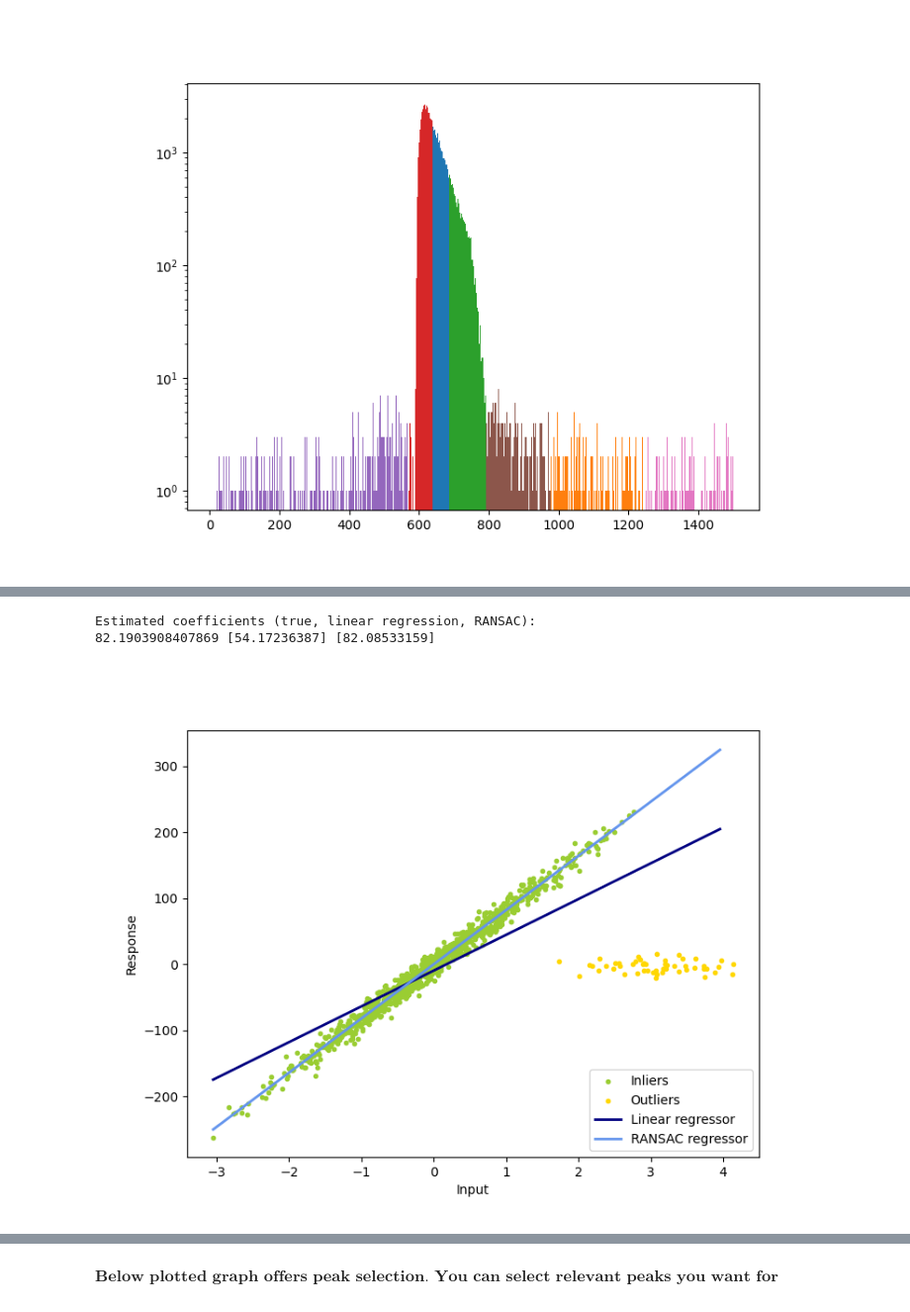
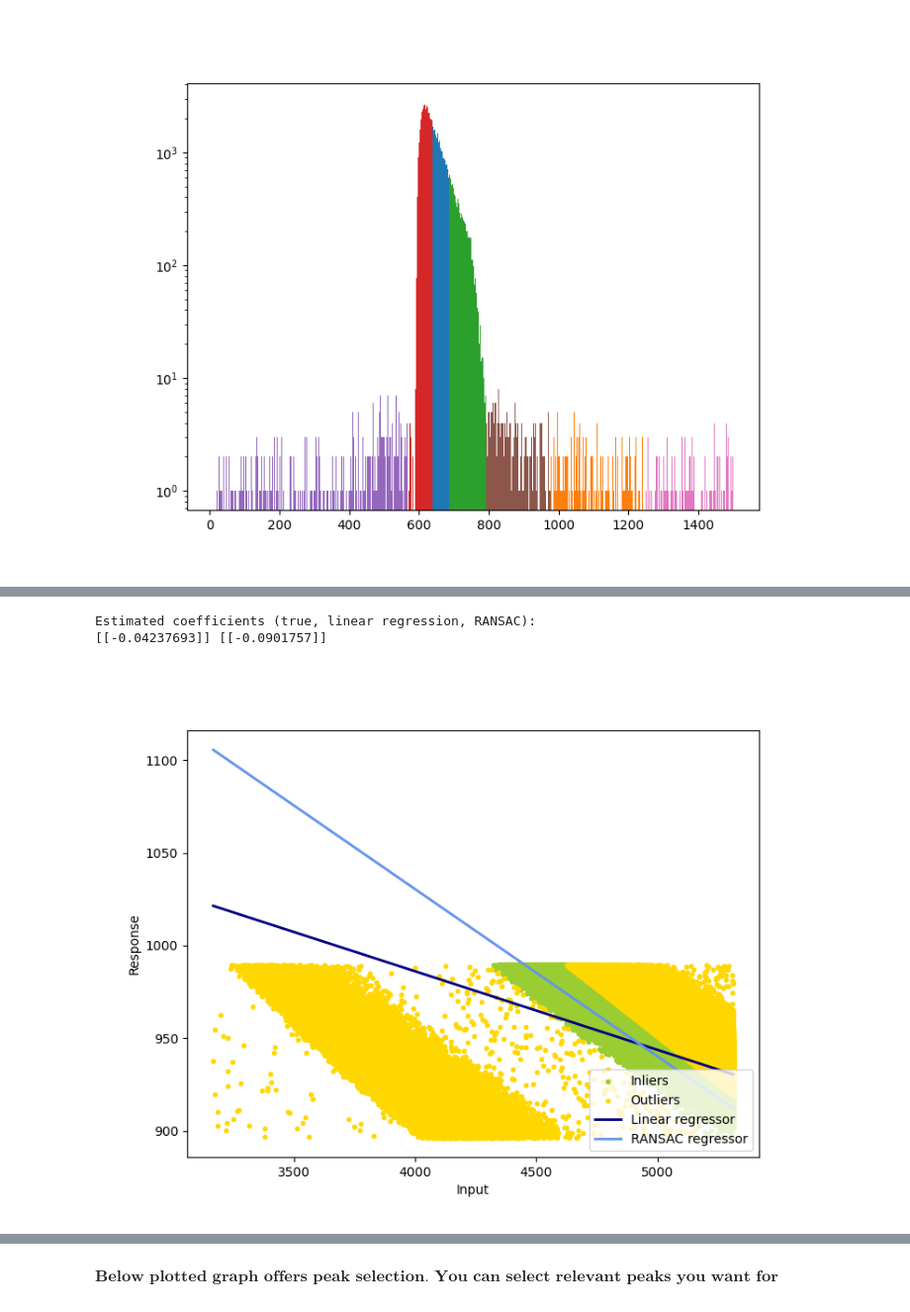
Before and after one commit to mmonajem/pyoxcart, a Jupyter notebook: pyccapt/calibration/tutorials/jupyter_files/develop.ipynb, the cells around one changed output, grey strips where cells are left out. Shown at 99% size. Saved outputs shown, nothing was run; the diff lists cells and outputs as text; code cells hidden in the pictures.

```diff
--- a/pyccapt/calibration/tutorials/jupyter_files/develop.ipynb
+++ b/pyccapt/calibration/tutorials/jupyter_files/develop.ipynb
@@ -504,24 +530,27 @@ from matplotlib import pyplot as plt
 
 from sklearn import linear_model, datasets
 
+mask = np.logical_and((dld_t < variables.selected_x2), (dld_t > variables.selected_x1))
 
-n_samples = 1000
-n_outliers = 50
+y = np.expand_dims(dld_t[mask], axis=1)
+X = np.expand_dims(dld_highVoltage[mask], axis=1)
+# n_samples = 1000
+# n_outliers = 50
 
 
-X, y, coef = datasets.make_regression(
-    n_samples=n_samples,
-    n_features=1,
-    n_informative=1,
-    noise=10,
-    coef=True,
-    random_state=0,
-)
+# X, y, coef = datasets.make_regression(
+#     n_samples=n_samples,
+#     n_features=1,
+#     n_informative=1,
+#     noise=10,
+#     coef=True,
+#     random_state=0,
+# )
 
-# Add outlier data
-np.random.seed(0)
-X[:n_outliers] = 3 + 0.5 * np.random.normal(size=(n_outliers, 1))
-y[:n_outliers] = -3 + 10 * np.random.normal(size=n_outliers)
+# # Add outlier data
+# np.random.seed(0)
+# X[:n_outliers] = 3 + 0.5 * np.random.normal(size=(n_outliers, 1))
+# y[:n_outliers] = -3 + 10 * np.random.normal(size=n_outliers)
 
 # Fit line using all data
 lr = linear_model.LinearRegression()
@@ -536,36 +565,36 @@ outlier_mask = np.logical_not(inlier_mask)
 # Predict data of estimated models
 line_X = np.arange(X.min(), X.max())[:, np.newaxis]
 line_y = lr.predict(line_X)
 line_y_ransac = ransac.predict(line_X)
 
 # Compare estimated coefficients
 print("Estimated coefficients (true, linear regression, RANSAC):")
-print(coef, lr.coef_, ransac.estimator_.coef_)
+print(lr.coef_, ransac.estimator_.coef_)
 
 fig1, ax1 = plt.subplots(figsize=(8, 6))
 lw = 2
 plt.scatter(
     X[inlier_mask], y[inlier_mask], color="yellowgreen", marker=".", label="Inliers"
 )
 plt.scatter(
     X[outlier_mask], y[outlier_mask], color="gold", marker=".", label="Outliers"
 )
 plt.plot(line_X, line_y, color="navy", linewidth=lw, label="Linear regressor")
 plt.plot(
     line_X,
     line_y_ransac,
     color="cornflowerblue",
     linewidth=lw,
     label="RANSAC regressor",
 )
 plt.legend(loc="lower right")
 plt.xlabel("Input")
 plt.ylabel("Response")
 plt.show()
 # %% [output]
 Estimated coefficients (true, linear regression, RANSAC):
-82.1903908407869 [54.17236387] [82.08533159]
+[[-0.04237693]] [[-0.0901757]]
-[figure, old version]
+[figure, new version]
 # %%
 percent_mrp = 50
 peaks_ini, peaks_y_ini, peak_widths_p_ini = tools.hist_plot(dld_t[dld_t < 2000], 0.1, prominence=200, distance=100, h_line=True, text_loc='right', percent=percent_mrp, plot=True, label='tof', fig_name=figname)
```
Also changed, not shown: parts of 16 cells of this notebook, 1 other file.
